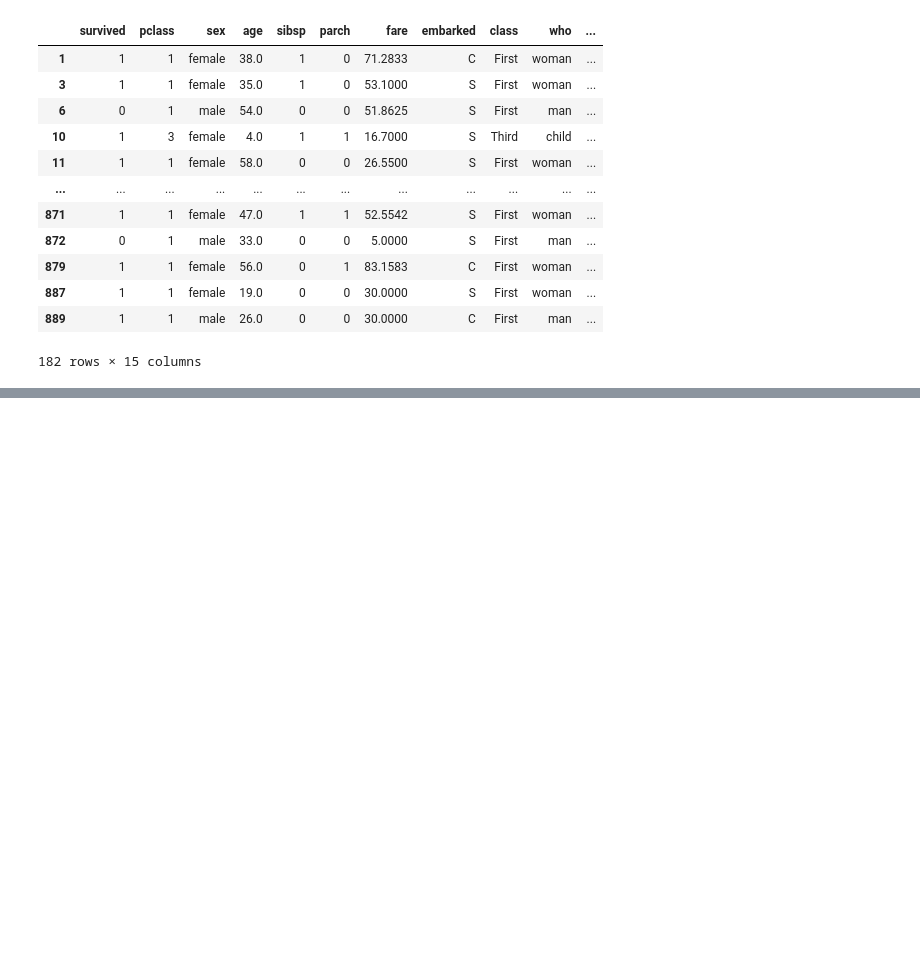
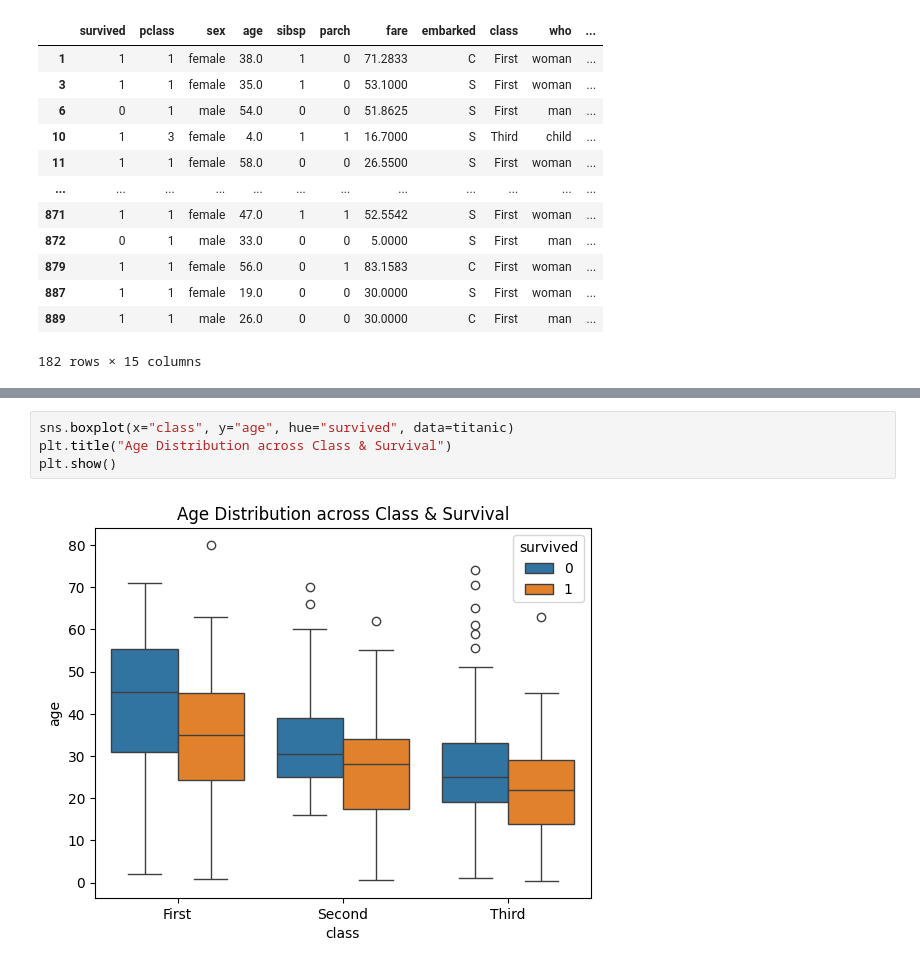
Before and after one commit to RangeshPandianPT/Data-Science_with-ML, a Jupyter notebook: Data_Visualization.ipynb, the cells around one changed output, grey strips where cells are left out. Saved outputs shown, nothing was run; the diff lists cells and outputs as text; blank space fills up the shorter version.

```diff
--- a/Data_Visualization.ipynb
+++ b/Data_Visualization.ipynb
@@ -349,0 +365,6 @@ titanic_data_2
+# %%
+sns.boxplot(x="class", y="age", hue="survived", data=titanic)
+plt.title("Age Distribution across Class & Survival")
+plt.show()
+# %% [output]
+[figure, added]
```
Also changed, not shown: parts of 7 cells of this notebook.
